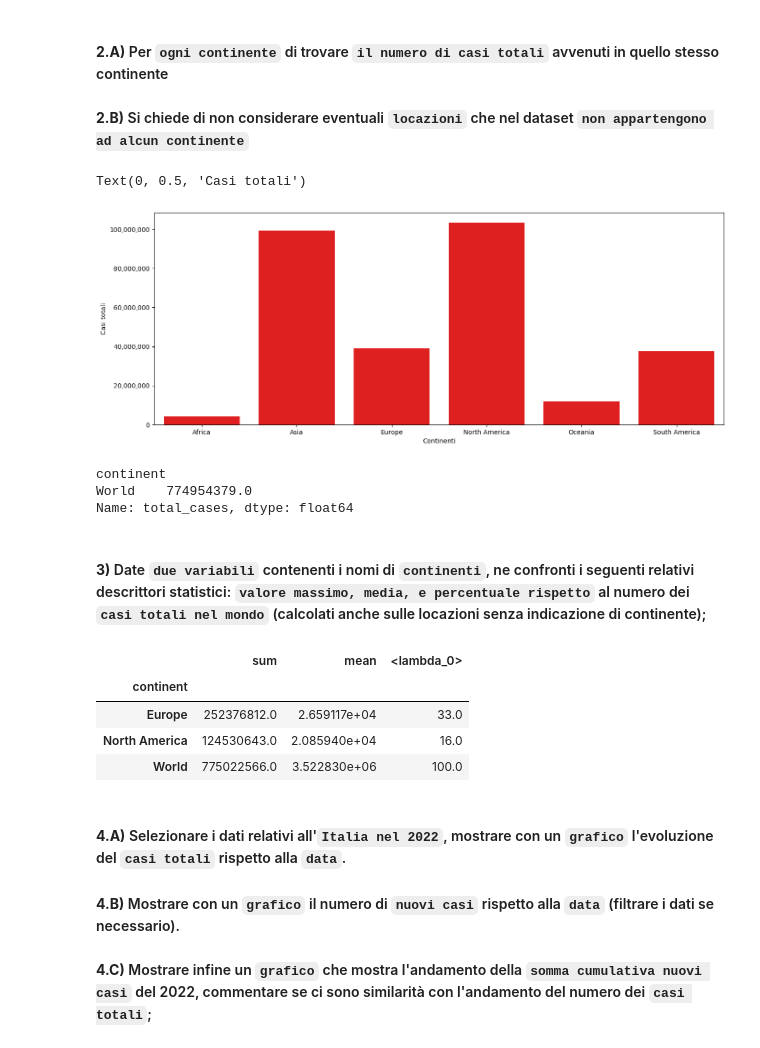
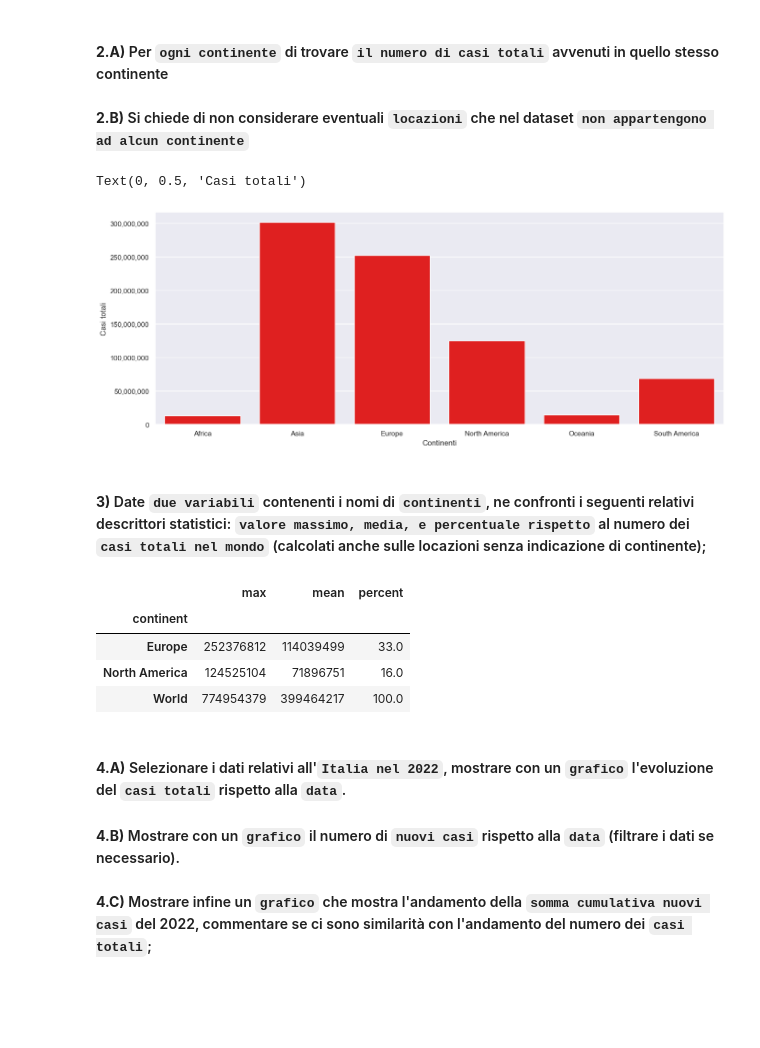
Before and after one commit to StefanoBertaccini1998/Epicode_Project, a Jupyter notebook: M4-4-3/analisi_py/analisi.ipynb, the cells around one changed output. Drawn from its saved outputs; the diff is of its cells as text; code cells hidden in the pictures; blank space fills up the shorter version.

```diff
--- a/M4-4-3/analisi_py/analisi.ipynb
+++ b/M4-4-3/analisi_py/analisi.ipynb
@@ -107,0 +59,22 @@ na["total_cases"].max()
+# %%
+# Set date to datetime object
+covidDF["date"] = pd.to_datetime(covidDF["date"])
+# Rename continent column with region
+covidDF.rename(columns={'continent': 'region'}, inplace=True)
+
+# Get location that contains Continent data
+naLocation = ['Africa', 'Asia', 'Europe', 'European Union', 'North America', 'Oceania','South America','World']
+
+# Create new continent column with continent data only
+covidDF["continent"] = covidDF.loc[(covidDF.location.isin(naLocation)),"location"].fillna("NA").str.replace("European Union","Europe")
+
+# Totals that need to be checked for null
+totals = ["total_deaths","total_cases"]
+partial = ["new_cases","icu_patients","hosp_patients"]
+
+for column in totals:
+    covidDF[column] = covidDF.groupby("location")[column].transform(lambda x: x.interpolate(method="linear").bfill().ffill().fillna(0))
+
+covidDF = covidDF.drop_duplicates(covidDF)
+
+covidDF.info()
@@ -109,47 +100,38 @@ na["total_cases"].max()
 #### **2.A)** Per `ogni continente` di trovare `il numero di casi totali` avvenuti in quello stesso continente
 #### **2.B)** Si chiede di non considerare eventuali `locazioni` che nel dataset `non appartengono ad alcun continente`
 # %%
-total_casesS = notNa_world.groupby("continent")["total_cases"].max()
+# Data section
+not_world = covidDF[~(covidDF.continent == "World")]
+total_casesS = not_world.groupby("continent")["total_cases"].max()
+sns.set_style()
+# Graph section
 plt.figure(figsize=(16,6))
-
 barplot =sns.barplot(total_casesS, color='red')
-
 # Get the current axes (ax) from the barplot
 ax = barplot.axes
-
 # Format the tick labels on the y-axis
 ax.yaxis.set_major_formatter(plt.FuncFormatter(lambda x, _: format(int(x), ',')))
-
 barplot.set_xlabel("Continenti")
-
 # Set the label for the y-axis
 barplot.set_ylabel("Casi totali")
 # %% [output]
 Text(0, 0.5, 'Casi totali')
-[figure, old version]
+[figure, new version]
-# %%
-notNa[notNa.continent == "World"].groupby("continent")["total_cases"].max()
-# %% [output]
-continent
-World    774954379.0
-Name: total_cases, dtype: float64
 # %% [markdown]
 #### **3)** Date `due variabili` contenenti i nomi di `continenti`, ne confronti i seguenti relativi descrittori statistici: `valore massimo, media, e percentuale rispetto` al numero dei `casi totali nel mondo` (calcolati anche sulle locazioni senza indicazione di continente);
 # %%
-continent1 = "Europe"
-continent2 = "North America"
-world = "World"
+#Continenti dell'analisi
 cases = ["Europe","North America","World"]
 
-mask = ((notNa.continent == continent1)|(notNa.continent == continent2)|(notNa.continent == world))&~(notNa.new_cases == 0)
+mask = (covidDF.continent.isin(cases))
 
-notNa[mask].groupby("continent")["new_cases"].agg(["sum","mean",lambda x: (round(x.sum() / notNa[notNa.continent == "World"]["total_cases"].max() * 100,0))])
+covidDF[mask].groupby("continent").agg(max=("total_cases",lambda x: format(x.max(), '.0f')),mean=("total_cases",lambda x: format(x.mean(), '.0f')),percent=("total_cases",lambda x: (round(x.max() / covidDF[covidDF.continent == "World"]["total_cases"].max() * 100,0))))
 # %% [output]
-|  | sum | mean | <lambda_0> |
+|  | max | mean | percent |
 | continent |  |  |  |
-| Europe | 252376812.0 | 2.659117e+04 | 33.0 |
-| North America | 124530643.0 | 2.085940e+04 | 16.0 |
-| World | 775022566.0 | 3.522830e+06 | 100.0 |
+| Europe | 252376812 | 114039499 | 33.0 |
+| North America | 124525104 | 71896751 | 16.0 |
+| World | 774954379 | 399464217 | 100.0 |
 # %% [markdown]
 #### **4.A)** Selezionare i dati relativi all'`Italia nel 2022`, mostrare con un `grafico` l'evoluzione del `casi totali` rispetto alla `data`.
 #### **4.B)** Mostrare con un `grafico` il numero di `nuovi casi` rispetto alla `data` (filtrare i dati se necessario).
```
Also changed, not shown: parts of 21 cells of this notebook.
